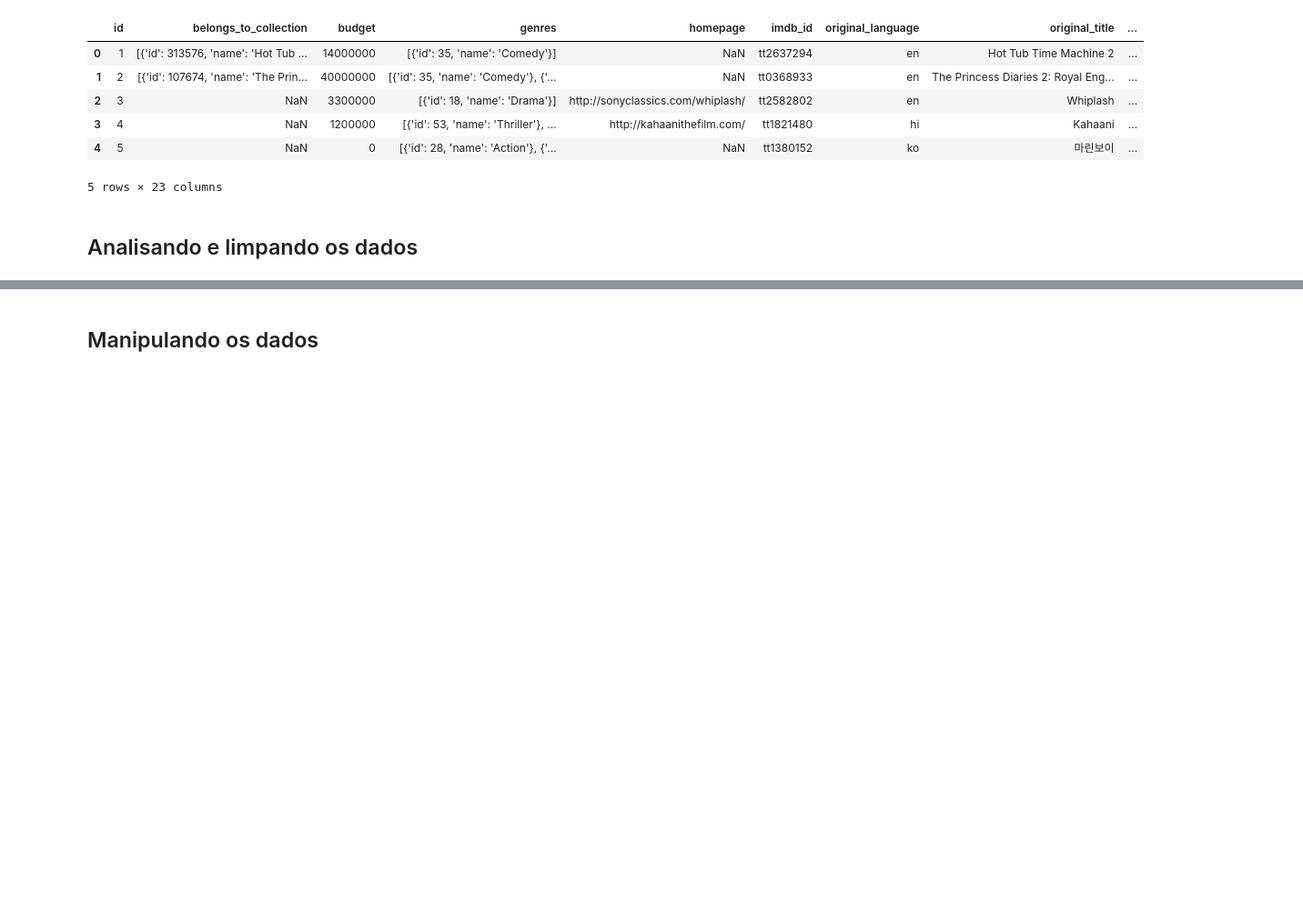
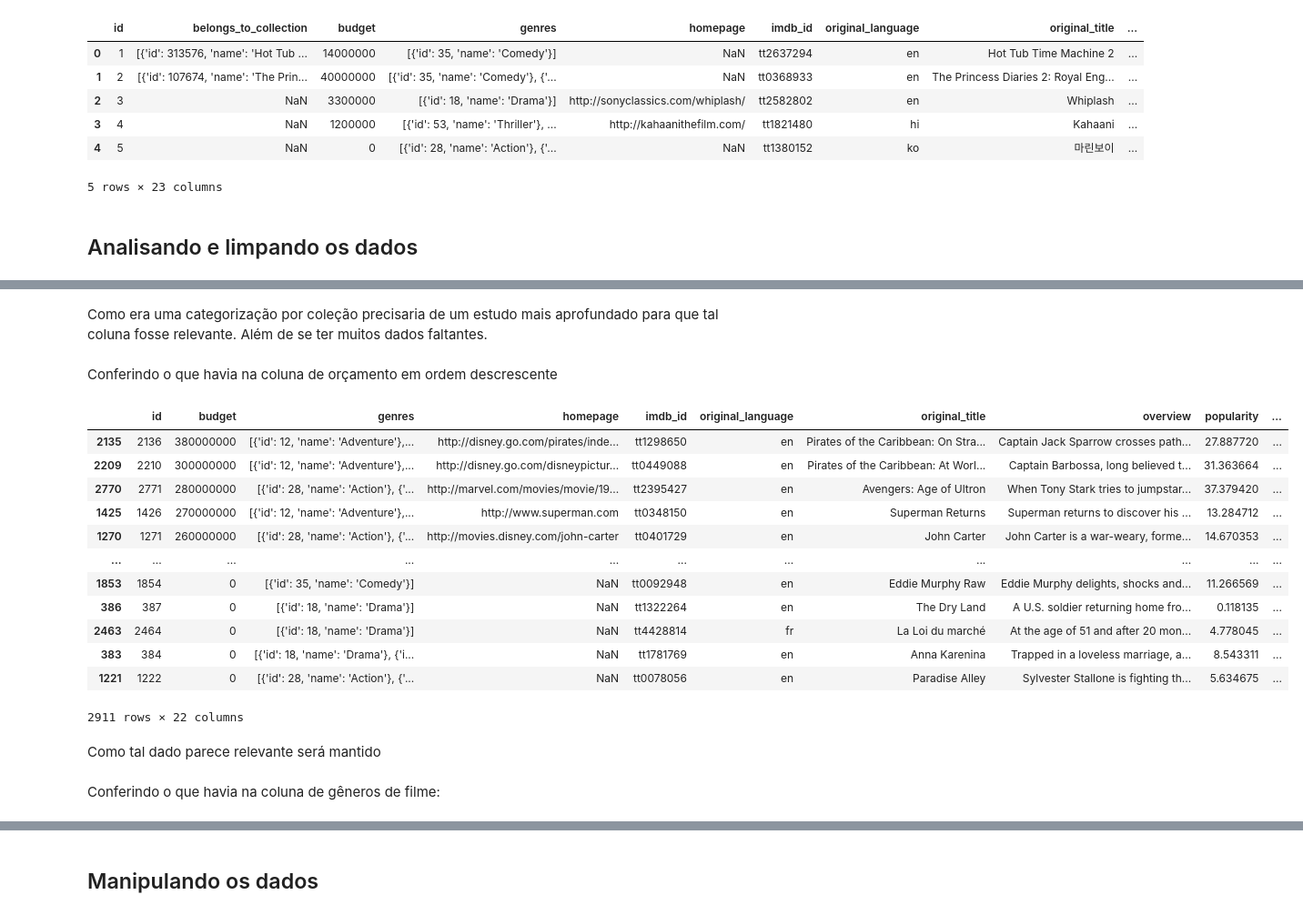
Before and after one commit to GsCatalani/trabalho2Lp, a Jupyter notebook: Trabalho2.ipynb, the cells around one changed output, grey strips where cells are left out. Shown at 91% size. Drawn from its saved outputs; the diff is of its cells as text; code cells hidden in the pictures; blank space fills up the shorter version.

```diff
--- a/Trabalho2.ipynb
+++ b/Trabalho2.ipynb
@@ -399,0 +182,26 @@ Name: genres, Length: 859, dtype: int64
+# %% [markdown]
+Como era uma categorização por coleção precisaria de um estudo mais aprofundado para que tal coluna fosse relevante. Além de se ter muitos dados faltantes.
+# %%
+treino.drop('belongs_to_collection', axis=1, inplace=True)
+# %% [markdown]
+Conferindo o que havia na coluna de orçamento em ordem descrescente
+# %%
+treino.sort_values(by='budget',ascending=False)
+# %% [output]
+|  | id | budget | genres | homepage | imdb_id | original_language | original_title | overview | popularity | ... |
+| 2135 | 2136 | 380000000 | [{'id': 12, 'name': 'Adventure'},... | http://disney.go.com/pirates/inde... | tt1298650 | en | Pirates of the Caribbean: On Stra... | Captain Jack Sparrow crosses path... | 27.887720 | ... |
+| 2209 | 2210 | 300000000 | [{'id': 12, 'name': 'Adventure'},... | http://disney.go.com/disneypictur... | tt0449088 | en | Pirates of the Caribbean: At Worl... | Captain Barbossa, long believed t... | 31.363664 | ... |
+| 2770 | 2771 | 280000000 | [{'id': 28, 'name': 'Action'}, {'... | http://marvel.com/movies/movie/19... | tt2395427 | en | Avengers: Age of Ultron | When Tony Stark tries to jumpstar... | 37.379420 | ... |
+| 1425 | 1426 | 270000000 | [{'id': 12, 'name': 'Adventure'},... | http://www.superman.com | tt0348150 | en | Superman Returns | Superman returns to discover his ... | 13.284712 | ... |
+| 1270 | 1271 | 260000000 | [{'id': 28, 'name': 'Action'}, {'... | http://movies.disney.com/john-carter | tt0401729 | en | John Carter | John Carter is a war-weary, forme... | 14.670353 | ... |
+| ... | ... | ... | ... | ... | ... | ... | ... | ... | ... | ... |
+| 1853 | 1854 | 0 | [{'id': 35, 'name': 'Comedy'}] | NaN | tt0092948 | en | Eddie Murphy Raw | Eddie Murphy delights, shocks and... | 11.266569 | ... |
+| 386 | 387 | 0 | [{'id': 18, 'name': 'Drama'}] | NaN | tt1322264 | en | The Dry Land | A U.S. soldier returning home fro... | 0.118135 | ... |
+| 2463 | 2464 | 0 | [{'id': 18, 'name': 'Drama'}] | NaN | tt4428814 | fr | La Loi du marché | At the age of 51 and after 20 mon... | 4.778045 | ... |
+| 383 | 384 | 0 | [{'id': 18, 'name': 'Drama'}, {'i... | NaN | tt1781769 | en | Anna Karenina | Trapped in a loveless marriage, a... | 8.543311 | ... |
+| 1221 | 1222 | 0 | [{'id': 28, 'name': 'Action'}, {'... | NaN | tt0078056 | en | Paradise Alley | Sylvester Stallone is fighting th... | 5.634675 | ... |
+2911 rows × 22 columns
+# %% [markdown]
+Como tal dado parece relevante será mantido
+# %% [markdown]
+Conferindo o que havia na coluna de gêneros de filme:
```
Also changed, not shown: parts of 131 cells of this notebook.
